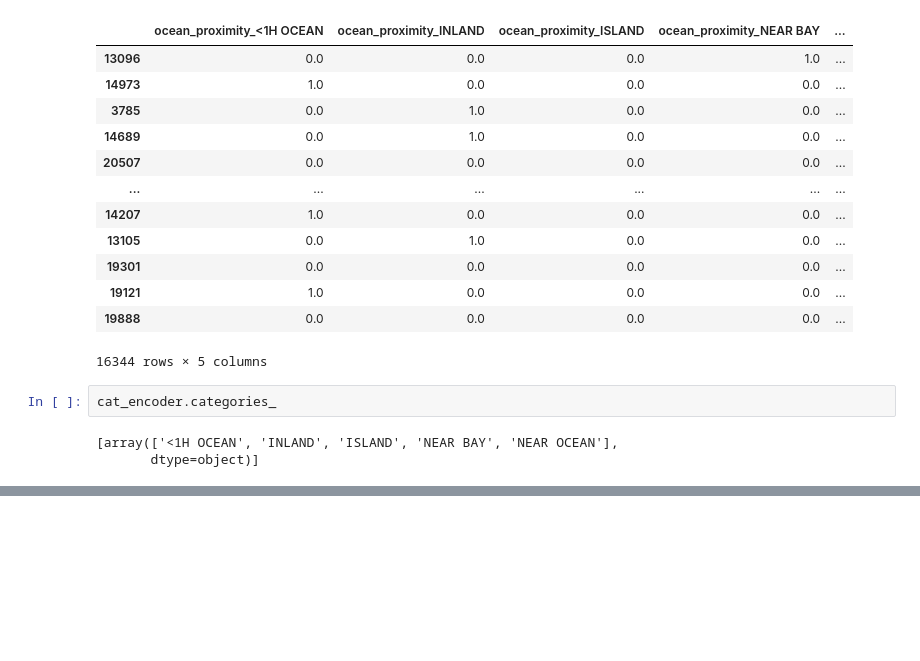
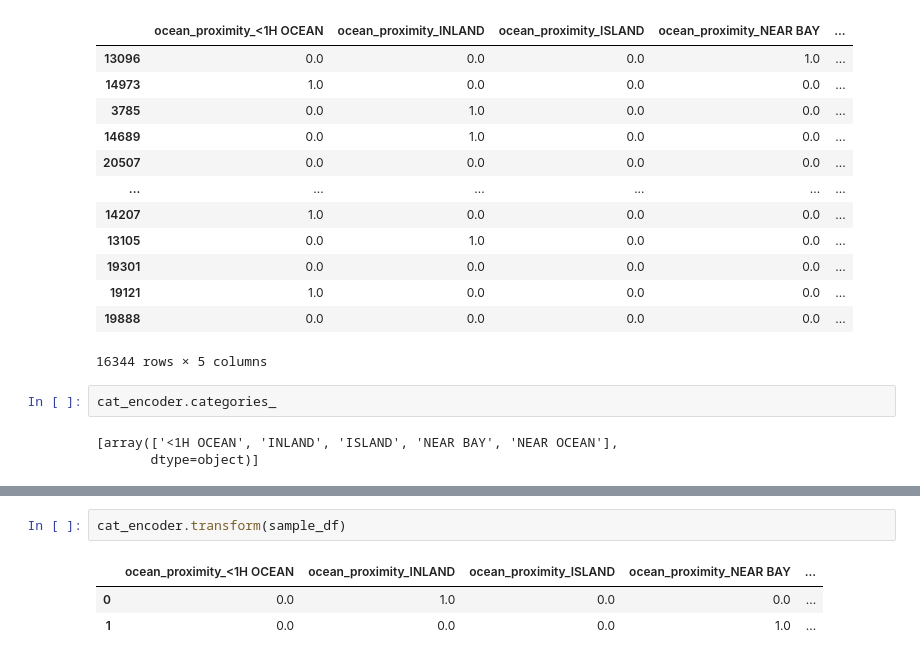
Before and after one commit to SokolowskiMik/WUM, a Jupyter notebook: 02_pierwszy_projekt_uczenia_maszynowego.ipynb, the cells around one changed output, grey strips where cells are left out. Cells and saved outputs as stored; diff of their text form; blank space fills up the shorter version.

```diff
--- a/02_pierwszy_projekt_uczenia_maszynowego.ipynb
+++ b/02_pierwszy_projekt_uczenia_maszynowego.ipynb
@@ -457,0 +453,6 @@ pd.get_dummies(sample_df)
+# %%
+cat_encoder.transform(sample_df)
+# %% [output]
+|  | ocean_proximity_<1H OCEAN | ocean_proximity_INLAND | ocean_proximity_ISLAND | ocean_proximity_NEAR BAY | ... |
+| 0 | 0.0 | 1.0 | 0.0 | 0.0 | ... |
+| 1 | 0.0 | 0.0 | 0.0 | 1.0 | ... |
```
Also changed, not shown: parts of 8 cells of this notebook.
